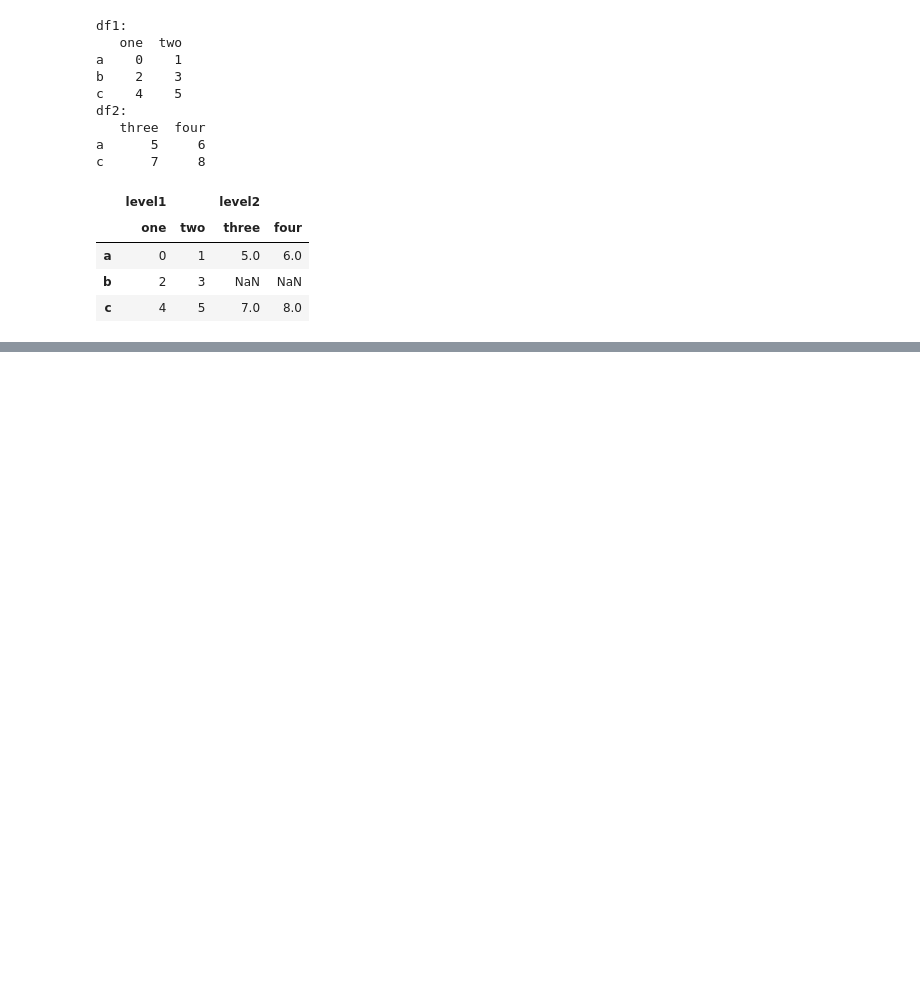
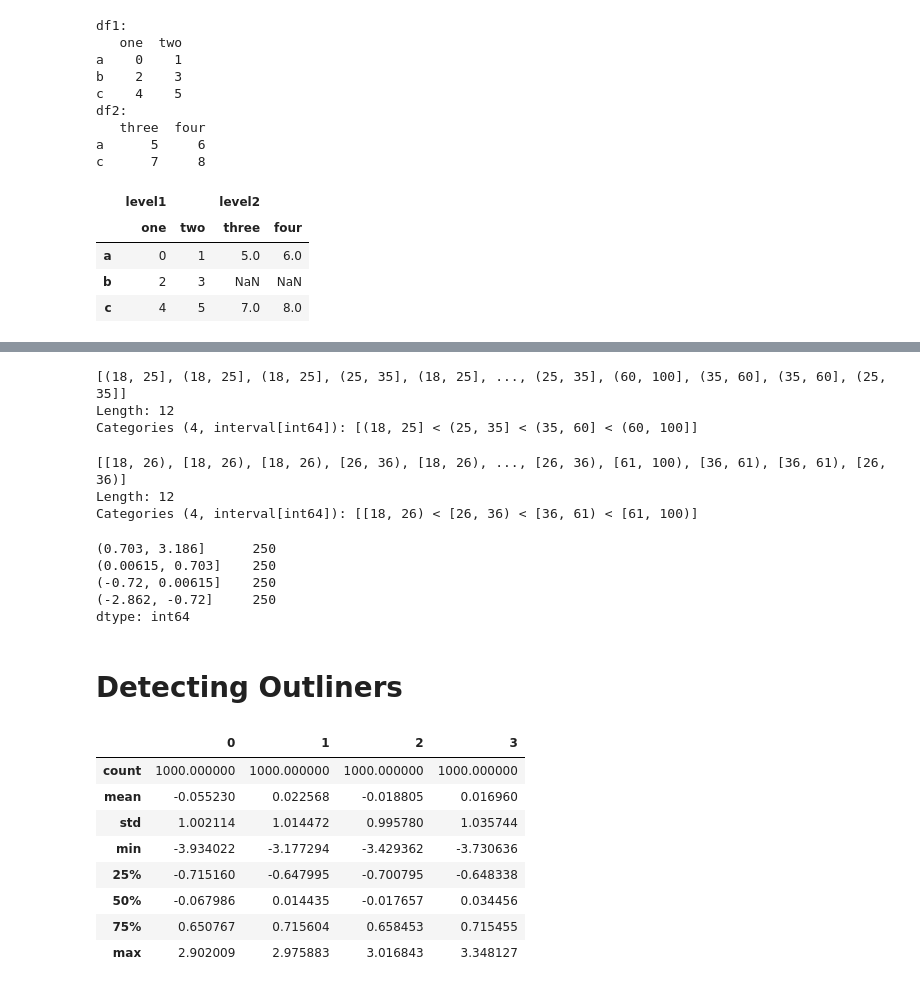
Before and after one commit to hrishikesh214/TRI8, a Jupyter notebook: DWDM/ebook_assgn/data_cleaning.ipynb, the cells around one changed output, grey strips where cells are left out. Cells and saved outputs as stored; diff of their text form; code cells hidden in the pictures; blank space fills up the shorter version.

```diff
--- a/DWDM/ebook_assgn/data_cleaning.ipynb
+++ b/DWDM/ebook_assgn/data_cleaning.ipynb
@@ -145,0 +349,16 @@ pd.concat([df1, df2], axis=1, keys=['level1', 'level2'])
+# %%
+# take examples of age
+ages = [20, 22, 25, 27, 21, 23, 37, 31, 61, 45, 41, 32] # ages
+bins = [18, 25, 35, 60, 100] # bins boundary
+cuts = pd.cut(ages, bins) # cuts first param as per boundary in 2nd param
+cuts
+# %% [output]
+[(18, 25], (18, 25], (18, 25], (25, 35], (18, 25], ..., (25, 35], (60, 100], (35, 60], (35, 60], (25, 35]]
+Length: 12
+Categories (4, interval[int64]): [(18, 25] < (25, 35] < (35, 60] < (60, 100]]
+# %%
+pd.cut(ages, [18, 26, 36, 61, 100], right=False) # exclude right most boundary
+# %% [output]
+[[18, 26), [18, 26), [18, 26), [26, 36), [18, 26), ..., [26, 36), [61, 100), [36, 61), [36, 61), [26, 36)]
+Length: 12
+Categories (4, interval[int64]): [[18, 26) < [26, 36) < [36, 61) < [61, 100)]
@@ -145,0 +368,24 @@ pd.concat([df1, df2], axis=1, keys=['level1', 'level2'])
+# %%
+pd.value_counts(cuts)
+# %% [output]
+(0.703, 3.186]      250
+(0.00615, 0.703]    250
+(-0.72, 0.00615]    250
+(-2.862, -0.72]     250
+dtype: int64
+# %% [markdown]
+# Detecting Outliners
+# %%
+# np.random.seed(500)
+data = pd.DataFrame(np.random.randn(1000, 4))
+data.describe()
+# %% [output]
+|  | 0 | 1 | 2 | 3 |
+| count | 1000.000000 | 1000.000000 | 1000.000000 | 1000.000000 |
+| mean | -0.055230 | 0.022568 | -0.018805 | 0.016960 |
+| std | 1.002114 | 1.014472 | 0.995780 | 1.035744 |
+| min | -3.934022 | -3.177294 | -3.429362 | -3.730636 |
+| 25% | -0.715160 | -0.647995 | -0.700795 | -0.648338 |
+| 50% | -0.067986 | 0.014435 | -0.017657 | 0.034456 |
+| 75% | 0.650767 | 0.715604 | 0.658453 | 0.715455 |
+| max | 2.902009 | 2.975883 | 3.016843 | 3.348127 |
```
Also changed, not shown: parts of 46 cells of this notebook, 13 other files.
